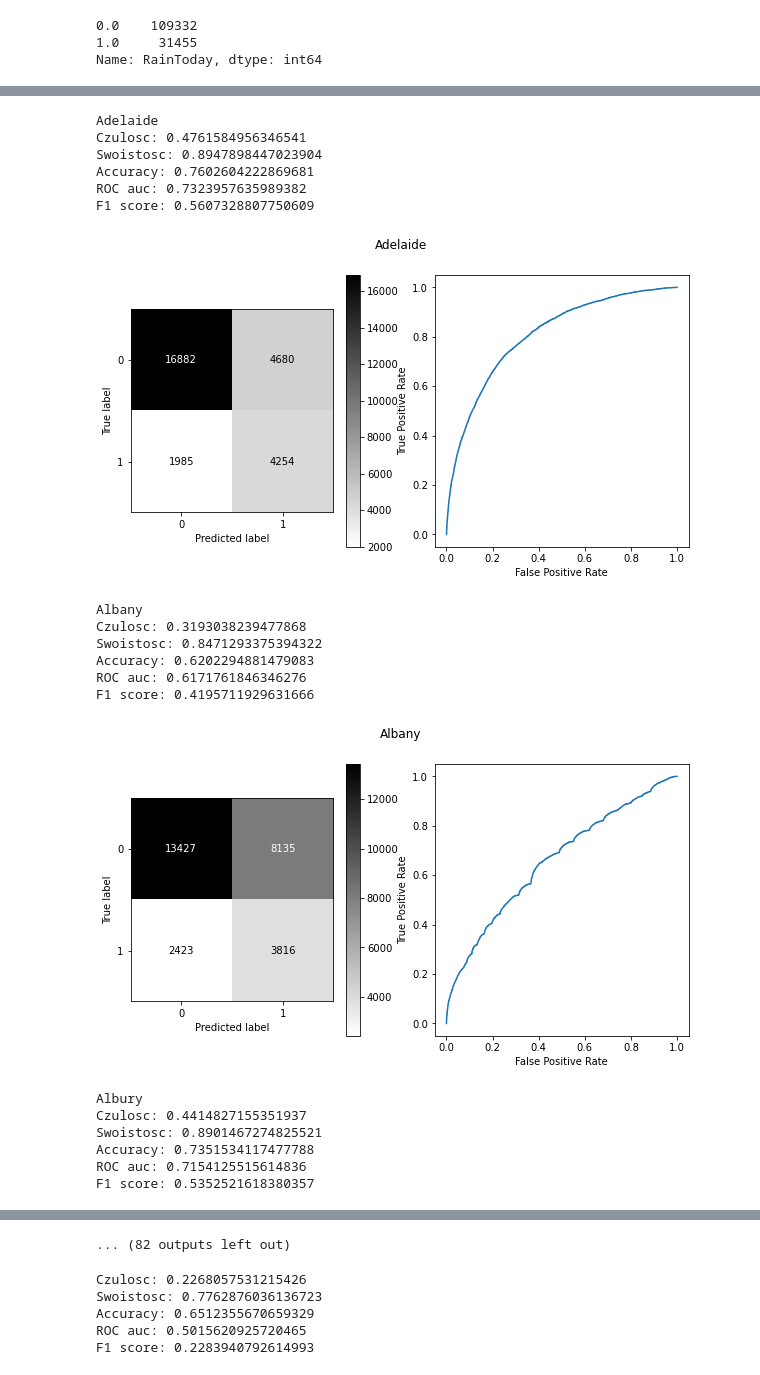
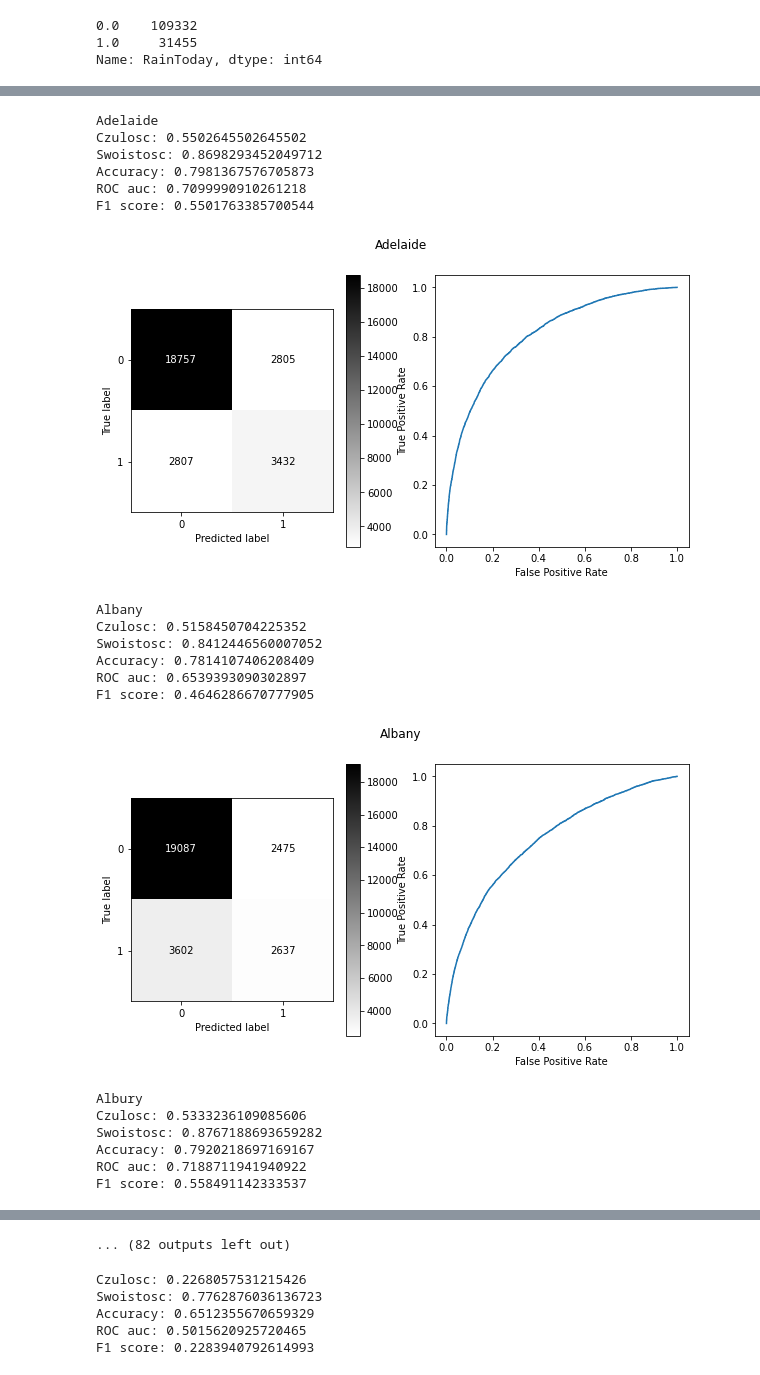
Before and after one commit to jakub-kowalik/PUM, a Jupyter notebook: lab3/lab3.ipynb, the cells around one changed output, grey strips where cells are left out. Saved outputs shown, nothing was run; the diff lists cells and outputs as text; code cells hidden in the pictures.

```diff
--- a/lab3/lab3.ipynb
+++ b/lab3/lab3.ipynb
@@ -339,16 +364,21 @@ Month            0
 Day              0
 dtype: int64
 # %%
-from sklearn.preprocessing import OneHotEncoder
+from sklearn.preprocessing import OneHotEncoder, MinMaxScaler
 
 encoder = OneHotEncoder(sparse=False, handle_unknown='error')
+minmax = MinMaxScaler()
 
-encoder_df = pd.DataFrame(encoder.fit_transform(australia[['WindGustDir', 'WindDir3pm', 'WindDir9am', 'Day', 'Month']]))
+columns_to_onehot = ['WindGustDir', 'WindDir3pm', 'WindDir9am', 'Day', 'Month']
+
+encoder_df = pd.DataFrame(encoder.fit_transform(australia[columns_to_onehot]))
+minmax_df = pd.DataFrame(minmax.fit_transform(australia[columns_to_winsorize]))
 
 encoder_df.columns = encoder.get_feature_names_out()
+minmax_df.columns = minmax.get_feature_names_out()
 
-new_australia = australia.join(encoder_df)
-new_australia.drop(columns=['WindGustDir', 'WindDir3pm', 'WindDir9am', 'Day', 'Month', 'Year', 'Rainfall', 'RainToday'], inplace=True)
+new_australia = encoder_df.join(australia)
+new_australia.drop(columns=['WindGustDir', 'WindDir3pm', 'WindDir9am', 'Day', 'Month', 'Year'], inplace=True)
 
 print(len(new_australia))
 print(new_australia.isna().sum())
@@ -357,7 +387,7 @@ print(new_australia.isna().sum())
 ############ 3190 wartosci pojawia sie NaN, czemu?
 ############
 new_australia.dropna(inplace=True)
-
+print(new_australia.isna().sum())
 new_australia
 # %% [output]
 142193
@@ -485,7 +519,7 @@ F1 score: 0.5767790262172283
 ... (82 outputs left out)
 # %%
 y_australia = new_australia['RainTomorrow']
-X_australia = new_australia.drop(columns=['Location', 'Date', 'RainTomorrow'])
+X_australia = new_australia.drop(columns=['Location', 'RainTomorrow', 'Date'])
 y_australia = y_australia.astype('int')
 
 X_train, X_test, y_train, y_test = train_test_split(X_australia, y_australia, train_size=train_split, test_size=test_split, random_state=seed)
@@ -498,48 +532,48 @@ for model in models.keys():
 
     predict = model.predict(X_test)
 
     figure, axis = plt.subplots(1, 2, figsize=(10,5))
     figure.suptitle(location)
 
     cm_model = confusion_matrix(y_test, model.predict(X_test))
 
     tn_model = cm_model[0][0]
     fn_model = cm_model[0][1]
     tp_model = cm_model[1][1]
     fp_model = cm_model[1][0]
 
     print("Czulosc:", tp_model/(tp_model + fn_model))
     print("Swoistosc:", tn_model/(tn_model + fp_model))
     print("Accuracy:", (tp_model + tn_model) / (tp_model + tn_model + fp_model + fn_model))
 
     ConfusionMatrixDisplay(cm_model).plot(cmap='binary', ax=axis[0])
 
     fpr, tpr, roc_auc = roc_curve(y_test, model.decision_function(X_test))
 
     print("ROC auc:", roc_auc_score(y_test, model.predict(X_test)))
     print("F1 score:", f1_score(y_test, model.predict(X_test)))
 
     rok_model = RocCurveDisplay(fpr=fpr, tpr=tpr)
     rok_model.plot(ax=axis[1])
     plt.show()
 # %% [output]
 Adelaide
-Czulosc: 0.4761584956346541
-Swoistosc: 0.8947898447023904
-Accuracy: 0.7602604222869681
-ROC auc: 0.7323957635989382
-F1 score: 0.5607328807750609
+Czulosc: 0.5502645502645502
+Swoistosc: 0.8698293452049712
+Accuracy: 0.7981367576705873
+ROC auc: 0.7099990910261218
+F1 score: 0.5501763385700544
-[figure, old version]
+[figure, new version]
 Albany
-Czulosc: 0.3193038239477868
-Swoistosc: 0.8471293375394322
-Accuracy: 0.6202294881479083
-ROC auc: 0.6171761846346276
-F1 score: 0.4195711929631666
+Czulosc: 0.5158450704225352
+Swoistosc: 0.8412446560007052
+Accuracy: 0.7814107406208409
+ROC auc: 0.6539393090302897
+F1 score: 0.4646286670777905
-[figure, old version]
+[figure, new version]
 Albury
-Czulosc: 0.4414827155351937
-Swoistosc: 0.8901467274825521
-Accuracy: 0.7351534117477788
-ROC auc: 0.7154125515614836
-F1 score: 0.5352521618380357
+Czulosc: 0.5333236109085606
+Swoistosc: 0.8767188693659282
+Accuracy: 0.7920218697169167
+ROC auc: 0.7188711941940922
+F1 score: 0.558491142333537
```
Also changed, not shown: parts of 7 cells of this notebook.
